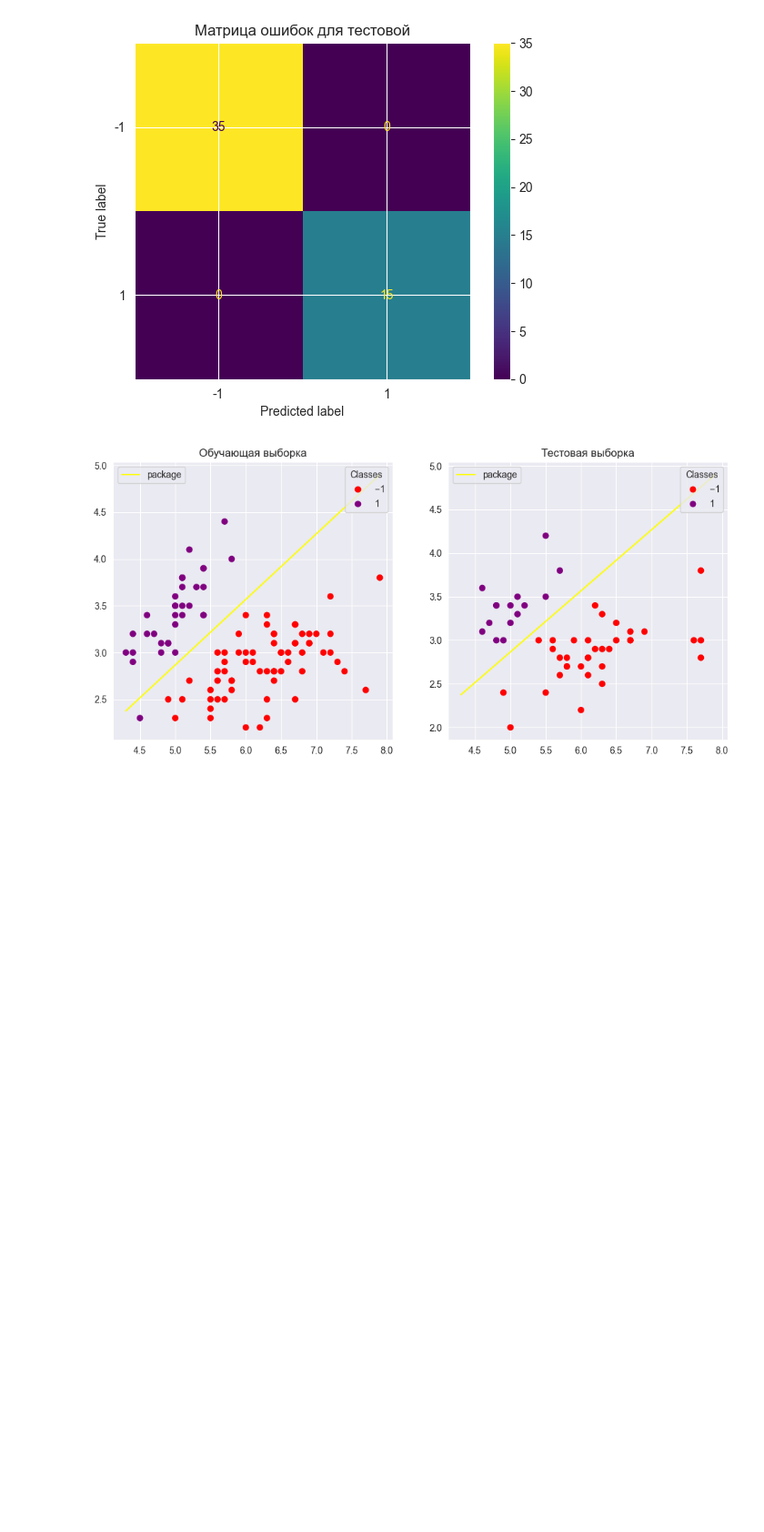
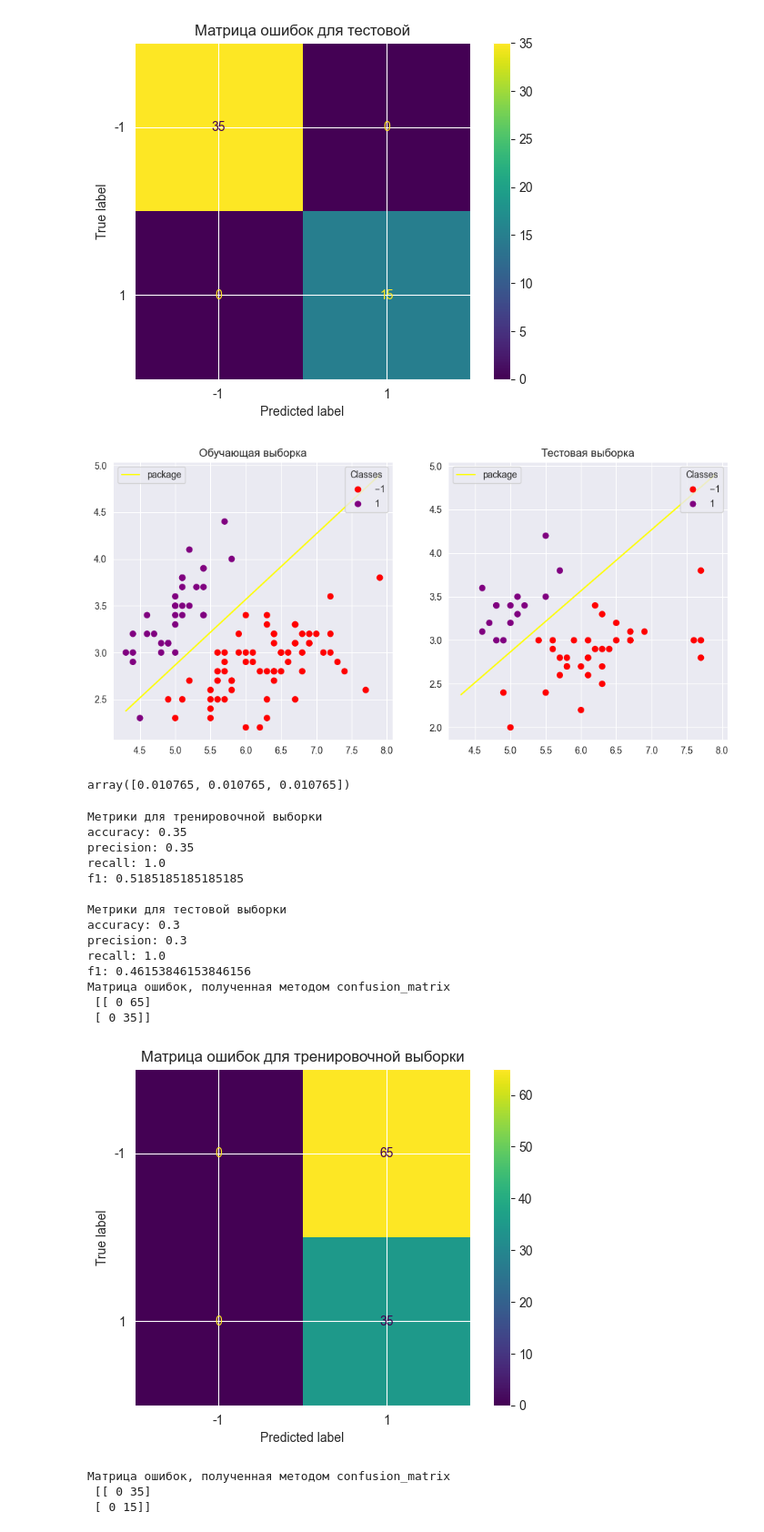
Before and after one commit to J0hnLenin/MachineLearningLabs, a Jupyter notebook: Lab06.ipynb, the cells around one changed output. Shown at 91% size. Drawn from its saved outputs; the diff is of its cells as text; code cells hidden in the pictures; blank space fills up the shorter version.

```diff
--- a/Lab06.ipynb
+++ b/Lab06.ipynb
@@ -618,3 +620,58 @@ f1: 1.0
  [ 0 15]]
 [figure]
 [figure]
+# %%
+class QuadraSupportVectorMachine(GradientDescent):#наследуемся от градиентного спуска
+
+    def grad(self, X = None, y = None): #переопределяем вычисление градиента для нового класса svm
+        if X is None or y is None or np.size(X)==0 or np.size(y)==0:
+            X = self.X
+            y = self.y
+        grad = np.zeros(self.width)
+        for i in range(len(y)):
+            if 1 - y[i]*np.dot(self.w, X[i, :])**2 > 0:
+
+                grad += - 2 * y[i] * np.dot(self.w, X[i, :])
+
+        return 2*self.lambda_*self.w + grad #пока написал корявый градиент пускай хотя бы так считает
+
+
+    def calc_q(self): #переопределяем функцию ошибки
+        loss_result = self.lambda_*((self.w**2).sum())
+
+        for i in range(self.height):
+            loss_result += max(0, 1 - y[i]*np.dot(self.w, self.X[i, :])**2) #квадратичное ядро
+        return loss_result[0]
+
+    def predict(self, X): #переопределяем функцию предсказания
+        w = self.w
+        X =  np.concatenate((np.ones(len(X)).reshape(-1, 1), X), axis=1) #фиктивная единица
+        return np.sign((np.dot(X, self.w)).reshape(-1, 1) )#предсказание
+# %%
+qsvm = QuadraSupportVectorMachine(X_train, y_train, h=0.00005, min_iterations=100)
+# %%
+qsvm.fit()
+# %% [output]
+array([0.010765, 0.010765, 0.010765])
+# %%
+cntr_qsvm = Counter(X_train, X_test, y_train, y_test, qsvm)
+cntr_qsvm.try_model()
+# %% [output]
+Метрики для тренировочной выборки
+accuracy: 0.35
+precision: 0.35
+recall: 1.0
+f1: 0.5185185185185185
+
+Метрики для тестовой выборки
+accuracy: 0.3
+precision: 0.3
+recall: 1.0
+f1: 0.46153846153846156
+Матрица ошибок, полученная методом confusion_matrix
+ [[ 0 65]
+ [ 0 35]]
+[figure, added]
+Матрица ошибок, полученная методом confusion_matrix
+ [[ 0 35]
+ [ 0 15]]
```
Also changed, not shown: parts of 7 cells of this notebook.
